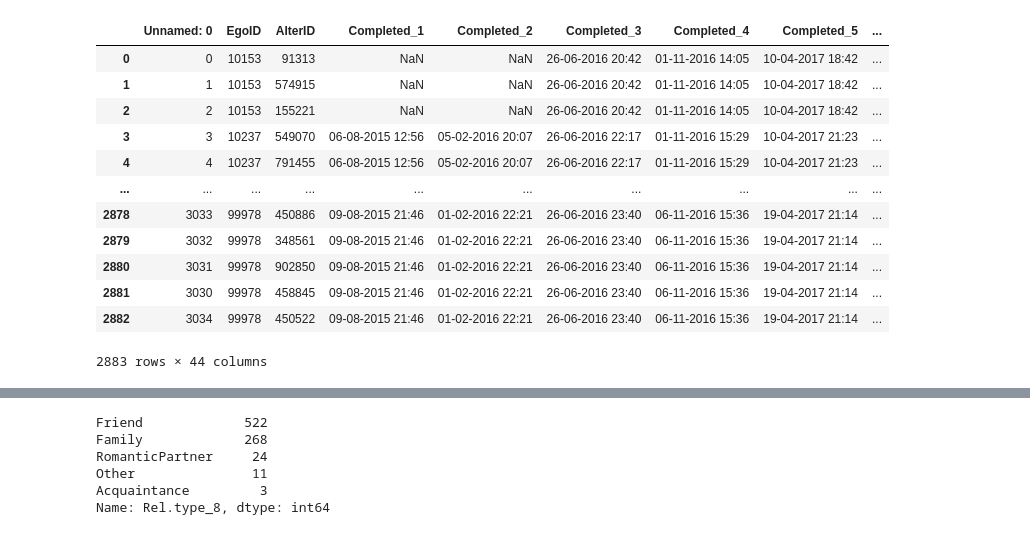
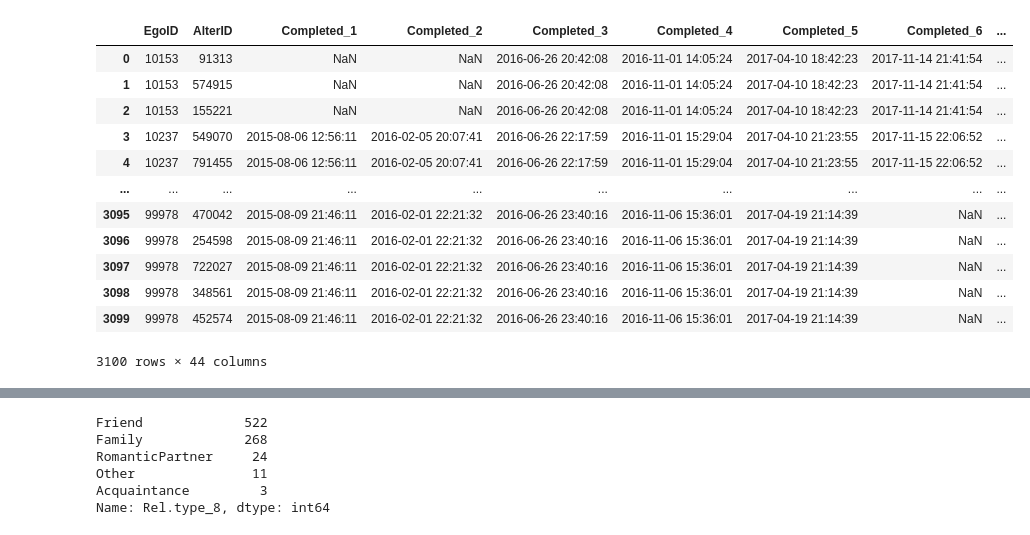
Before and after one commit to lavaahuja/RelationshipPrediction-TelecomData, a Jupyter notebook: creatingMODELS.ipynb, the cells around one changed output, grey strips where cells are left out. Saved outputs shown, nothing was run; the diff lists cells and outputs as text; code cells hidden in the pictures.

```diff
--- a/creatingMODELS.ipynb
+++ b/creatingMODELS.ipynb
@@ -1,43 +1,43 @@
 # %%
 import pandas as pd
 import numpy as np
 
 # Load the CSV file
 input_file_path = 'data/hawkes-networksurveyCOMPLETE.csv'
 
 
 # Read the CSV file into a DataFrame
 df = pd.read_csv(input_file_path, sep=';')
 # df1 =  pd.read_csv('RESULTS/HawkesResultFits_EXP_KERNEL.csv')
 df1 = pd.read_csv('data/COMPLIED_POWER_LAW_RESULTS.csv')
 df1 = df1.replace([np.inf, -np.inf], np.nan)
 df1 = df1.dropna()
 # Perform inner join on 'EgoID' and 'AlterID'
 result_df = pd.merge(df, df1, left_on=['EgoID', 'AlterID'], right_on=['egoid', 'alterid'], how='inner')
 
 # Drop the additional columns from the result
 result_df = result_df.drop(['egoid', 'alterid'], axis=1)
 
 # Display the result
-result_df = pd.read_csv('RESULTS/result_df_exp.csv')
+# result_df = pd.read_csv('RESULTS/result_df_exp.csv')
 
 result_df = result_df.sort_values(by='EgoID').reset_index(drop=True)
 result_df = pd.merge(result_df, df1, left_on=['EgoID', 'AlterID'], right_on=['egoid', 'alterid'], how='inner')
 result_df
 # %% [output]
-|  | Unnamed: 0 | EgoID | AlterID | Completed_1 | Completed_2 | Completed_3 | Completed_4 | Completed_5 | ... |
-| 0 | 0 | 10153 | 91313 | NaN | NaN | 26-06-2016 20:42 | 01-11-2016 14:05 | 10-04-2017 18:42 | ... |
-| 1 | 1 | 10153 | 574915 | NaN | NaN | 26-06-2016 20:42 | 01-11-2016 14:05 | 10-04-2017 18:42 | ... |
-| 2 | 2 | 10153 | 155221 | NaN | NaN | 26-06-2016 20:42 | 01-11-2016 14:05 | 10-04-2017 18:42 | ... |
-| 3 | 3 | 10237 | 549070 | 06-08-2015 12:56 | 05-02-2016 20:07 | 26-06-2016 22:17 | 01-11-2016 15:29 | 10-04-2017 21:23 | ... |
-| 4 | 4 | 10237 | 791455 | 06-08-2015 12:56 | 05-02-2016 20:07 | 26-06-2016 22:17 | 01-11-2016 15:29 | 10-04-2017 21:23 | ... |
+|  | EgoID | AlterID | Completed_1 | Completed_2 | Completed_3 | Completed_4 | Completed_5 | Completed_6 | ... |
+| 0 | 10153 | 91313 | NaN | NaN | 2016-06-26 20:42:08 | 2016-11-01 14:05:24 | 2017-04-10 18:42:23 | 2017-11-14 21:41:54 | ... |
+| 1 | 10153 | 574915 | NaN | NaN | 2016-06-26 20:42:08 | 2016-11-01 14:05:24 | 2017-04-10 18:42:23 | 2017-11-14 21:41:54 | ... |
+| 2 | 10153 | 155221 | NaN | NaN | 2016-06-26 20:42:08 | 2016-11-01 14:05:24 | 2017-04-10 18:42:23 | 2017-11-14 21:41:54 | ... |
+| 3 | 10237 | 549070 | 2015-08-06 12:56:11 | 2016-02-05 20:07:41 | 2016-06-26 22:17:59 | 2016-11-01 15:29:04 | 2017-04-10 21:23:55 | 2017-11-15 22:06:52 | ... |
+| 4 | 10237 | 791455 | 2015-08-06 12:56:11 | 2016-02-05 20:07:41 | 2016-06-26 22:17:59 | 2016-11-01 15:29:04 | 2017-04-10 21:23:55 | 2017-11-15 22:06:52 | ... |
 | ... | ... | ... | ... | ... | ... | ... | ... | ... | ... |
-| 2878 | 3033 | 99978 | 450886 | 09-08-2015 21:46 | 01-02-2016 22:21 | 26-06-2016 23:40 | 06-11-2016 15:36 | 19-04-2017 21:14 | ... |
-| 2879 | 3032 | 99978 | 348561 | 09-08-2015 21:46 | 01-02-2016 22:21 | 26-06-2016 23:40 | 06-11-2016 15:36 | 19-04-2017 21:14 | ... |
-| 2880 | 3031 | 99978 | 902850 | 09-08-2015 21:46 | 01-02-2016 22:21 | 26-06-2016 23:40 | 06-11-2016 15:36 | 19-04-2017 21:14 | ... |
-| 2881 | 3030 | 99978 | 458845 | 09-08-2015 21:46 | 01-02-2016 22:21 | 26-06-2016 23:40 | 06-11-2016 15:36 | 19-04-2017 21:14 | ... |
-| 2882 | 3034 | 99978 | 450522 | 09-08-2015 21:46 | 01-02-2016 22:21 | 26-06-2016 23:40 | 06-11-2016 15:36 | 19-04-2017 21:14 | ... |
+| 3095 | 99978 | 470042 | 2015-08-09 21:46:11 | 2016-02-01 22:21:32 | 2016-06-26 23:40:16 | 2016-11-06 15:36:01 | 2017-04-19 21:14:39 | NaN | ... |
+| 3096 | 99978 | 254598 | 2015-08-09 21:46:11 | 2016-02-01 22:21:32 | 2016-06-26 23:40:16 | 2016-11-06 15:36:01 | 2017-04-19 21:14:39 | NaN | ... |
+| 3097 | 99978 | 722027 | 2015-08-09 21:46:11 | 2016-02-01 22:21:32 | 2016-06-26 23:40:16 | 2016-11-06 15:36:01 | 2017-04-19 21:14:39 | NaN | ... |
+| 3098 | 99978 | 348561 | 2015-08-09 21:46:11 | 2016-02-01 22:21:32 | 2016-06-26 23:40:16 | 2016-11-06 15:36:01 | 2017-04-19 21:14:39 | NaN | ... |
+| 3099 | 99978 | 452574 | 2015-08-09 21:46:11 | 2016-02-01 22:21:32 | 2016-06-26 23:40:16 | 2016-11-06 15:36:01 | 2017-04-19 21:14:39 | NaN | ... |
-2883 rows × 44 columns
+3100 rows × 44 columns
 # %%
 selected_columns = ['Rel.type_1', 'Rel.type_2', 'Rel.type_3', 'Rel.type_4', 'Rel.type_5', 'Rel.type_6','Rel.type_7', 'Rel.type_8']  # Replace with your column names
 result_df[selected_columns].value_counts()
```
Also changed, not shown: parts of 10 cells of this notebook, 6 other files.
